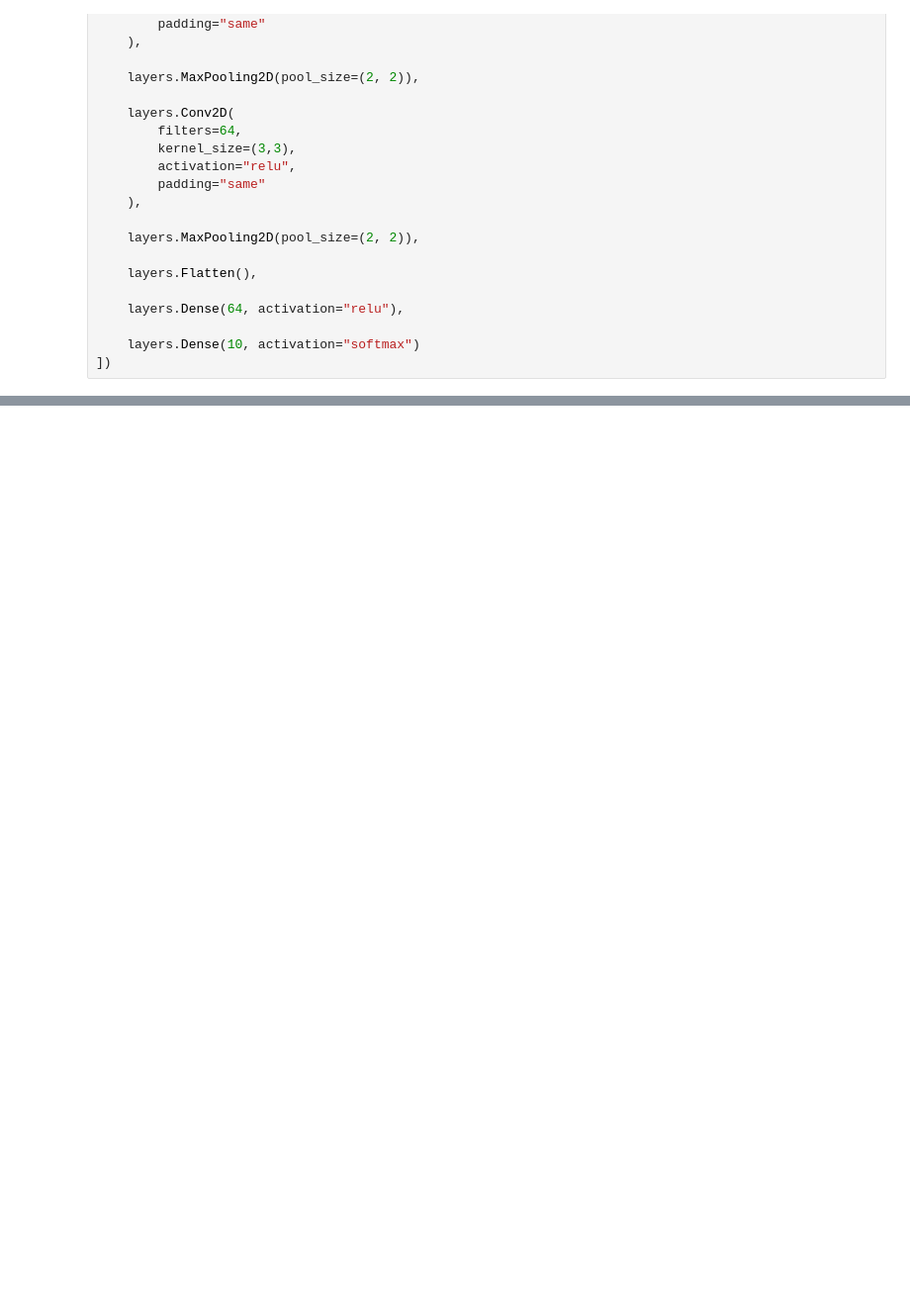
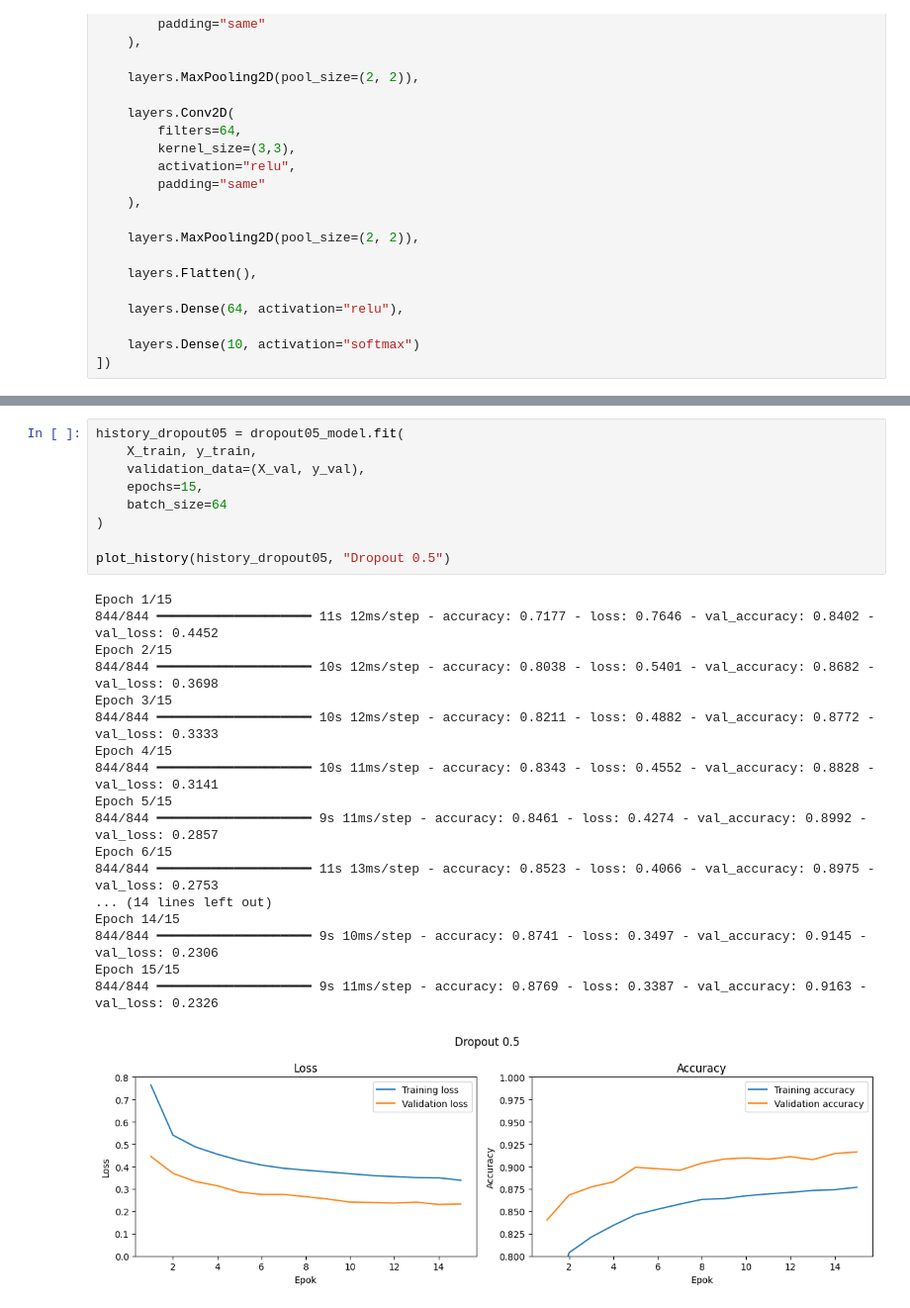
Before and after one commit to HenrikAnderss0n/Deep_learning_fashion_mnist_regularisering, a Jupyter notebook: notebooks/fasion_mnist_regularization.ipynb, the cells around one changed output, grey strips where cells are left out. Shown at 99% size. Saved outputs shown, nothing was run; the diff lists cells and outputs as text; blank space fills up the shorter version.

```diff
--- a/notebooks/fasion_mnist_regularization.ipynb
+++ b/notebooks/fasion_mnist_regularization.ipynb
@@ -185,0 +450,28 @@ baseline_model = keras.Sequential([
+# %%
+history_dropout05 = dropout05_model.fit(
+    X_train, y_train,
+    validation_data=(X_val, y_val),
+    epochs=15,
+    batch_size=64
+)
+
+plot_history(history_dropout05, "Dropout 0.5")
+# %% [output]
+Epoch 1/15
+844/844 ━━━━━━━━━━━━━━━━━━━━ 11s 12ms/step - accuracy: 0.7177 - loss: 0.7646 - val_accuracy: 0.8402 - val_loss: 0.4452
+Epoch 2/15
+844/844 ━━━━━━━━━━━━━━━━━━━━ 10s 12ms/step - accuracy: 0.8038 - loss: 0.5401 - val_accuracy: 0.8682 - val_loss: 0.3698
+Epoch 3/15
+844/844 ━━━━━━━━━━━━━━━━━━━━ 10s 12ms/step - accuracy: 0.8211 - loss: 0.4882 - val_accuracy: 0.8772 - val_loss: 0.3333
+Epoch 4/15
+844/844 ━━━━━━━━━━━━━━━━━━━━ 10s 11ms/step - accuracy: 0.8343 - loss: 0.4552 - val_accuracy: 0.8828 - val_loss: 0.3141
+Epoch 5/15
+844/844 ━━━━━━━━━━━━━━━━━━━━ 9s 11ms/step - accuracy: 0.8461 - loss: 0.4274 - val_accuracy: 0.8992 - val_loss: 0.2857
+Epoch 6/15
+844/844 ━━━━━━━━━━━━━━━━━━━━ 11s 13ms/step - accuracy: 0.8523 - loss: 0.4066 - val_accuracy: 0.8975 - val_loss: 0.2753
+... (14 lines left out)
+Epoch 14/15
+844/844 ━━━━━━━━━━━━━━━━━━━━ 9s 10ms/step - accuracy: 0.8741 - loss: 0.3497 - val_accuracy: 0.9145 - val_loss: 0.2306
+Epoch 15/15
+844/844 ━━━━━━━━━━━━━━━━━━━━ 9s 11ms/step - accuracy: 0.8769 - loss: 0.3387 - val_accuracy: 0.9163 - val_loss: 0.2326
+[figure, added]
```
Also changed, not shown: parts of 29 cells of this notebook, 8 other files.
